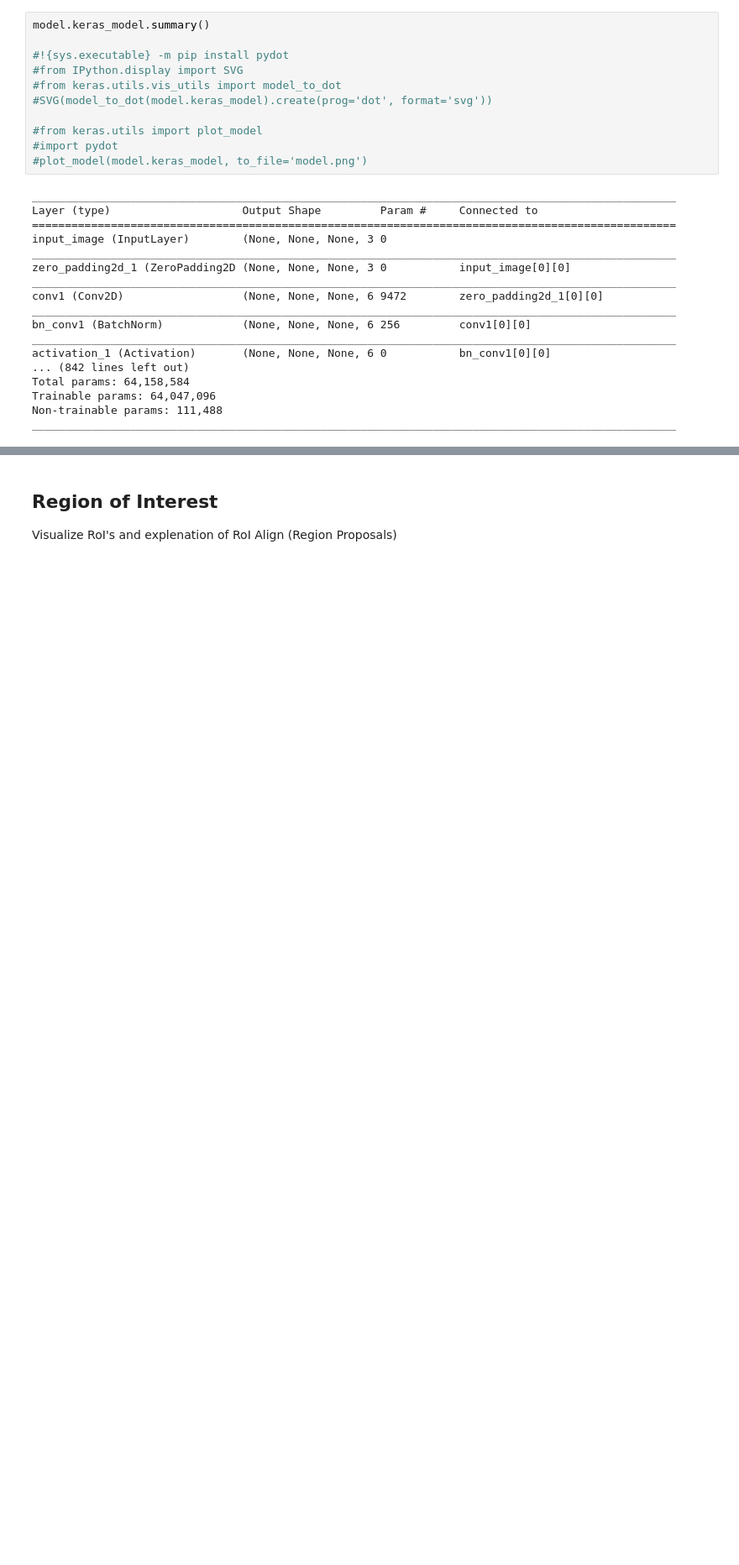
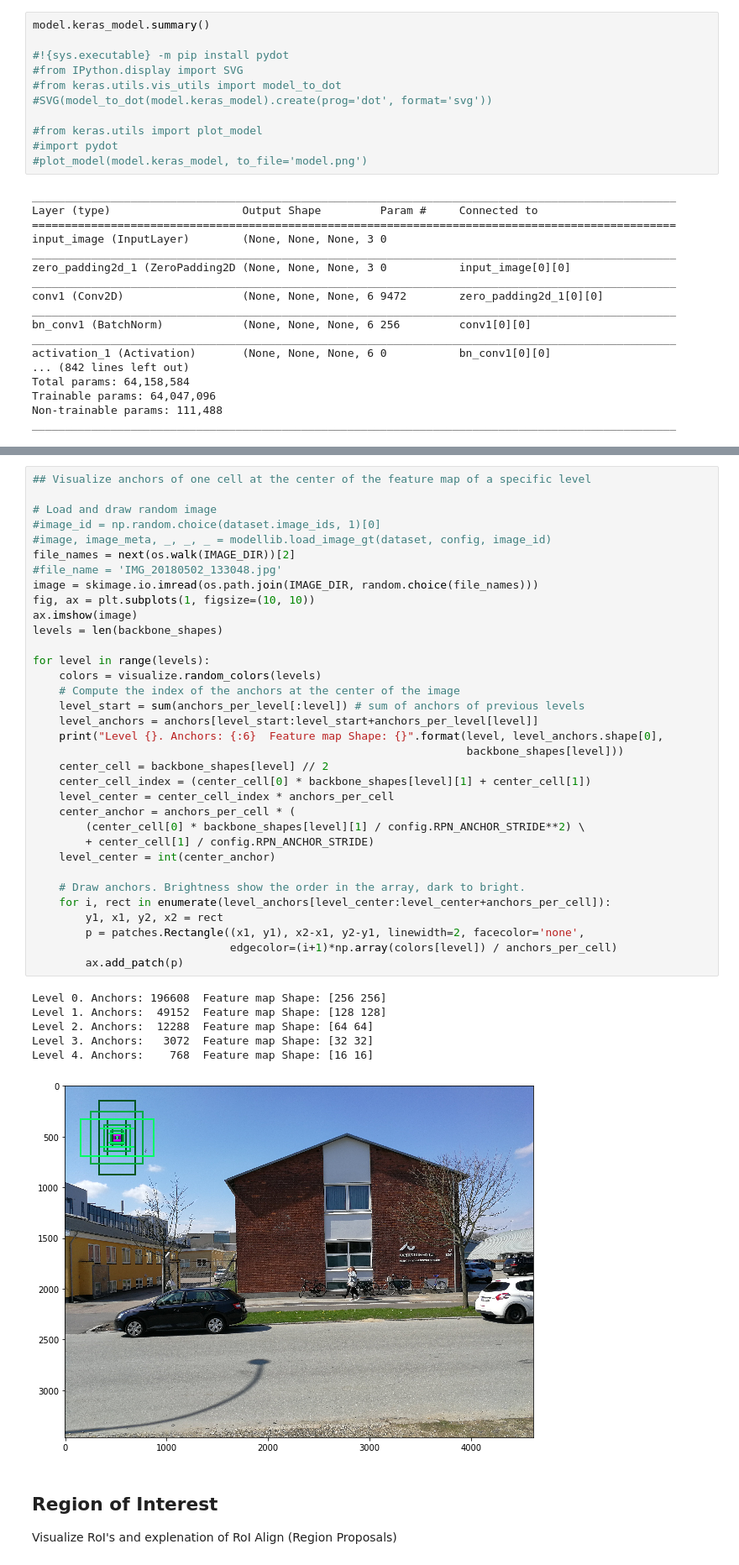
Before and after one commit to madsnk/deep-masking, a Jupyter notebook: Untitled.ipynb, the cells around one changed output, grey strips where cells are left out. Shown at 84% size. Saved outputs shown, nothing was run; the diff lists cells and outputs as text; blank space fills up the shorter version.

Commit message:
Notebook changes, Anchors starting

```diff
--- a/Untitled.ipynb
+++ b/Untitled.ipynb
@@ -136,3 +152,44 @@ ________________________________________________________________________________
+# %%
+## Visualize anchors of one cell at the center of the feature map of a specific level
+
+# Load and draw random image
+#image_id = np.random.choice(dataset.image_ids, 1)[0]
+#image, image_meta, _, _, _ = modellib.load_image_gt(dataset, config, image_id)
+file_names = next(os.walk(IMAGE_DIR))[2]
+#file_name = 'IMG_20180502_133048.jpg'
+image = skimage.io.imread(os.path.join(IMAGE_DIR, random.choice(file_names)))
+fig, ax = plt.subplots(1, figsize=(10, 10))
+ax.imshow(image)
+levels = len(backbone_shapes)
+
+for level in range(levels):
+    colors = visualize.random_colors(levels)
+    # Compute the index of the anchors at the center of the image
+    level_start = sum(anchors_per_level[:level]) # sum of anchors of previous levels
+    level_anchors = anchors[level_start:level_start+anchors_per_level[level]]
+    print("Level {}. Anchors: {:6}  Feature map Shape: {}".format(level, level_anchors.shape[0],
+                                                                  backbone_shapes[level]))
+    center_cell = backbone_shapes[level] // 2
+    center_cell_index = (center_cell[0] * backbone_shapes[level][1] + center_cell[1])
+    level_center = center_cell_index * anchors_per_cell
+    center_anchor = anchors_per_cell * (
+        (center_cell[0] * backbone_shapes[level][1] / config.RPN_ANCHOR_STRIDE**2) \
+        + center_cell[1] / config.RPN_ANCHOR_STRIDE)
+    level_center = int(center_anchor)
+
+    # Draw anchors. Brightness show the order in the array, dark to bright.
+    for i, rect in enumerate(level_anchors[level_center:level_center+anchors_per_cell]):
+        y1, x1, y2, x2 = rect
+        p = patches.Rectangle((x1, y1), x2-x1, y2-y1, linewidth=2, facecolor='none',
+                              edgecolor=(i+1)*np.array(colors[level]) / anchors_per_cell)
+        ax.add_patch(p)
+# %% [output]
+Level 0. Anchors: 196608  Feature map Shape: [256 256]
+Level 1. Anchors:  49152  Feature map Shape: [128 128]
+Level 2. Anchors:  12288  Feature map Shape: [64 64]
+Level 3. Anchors:   3072  Feature map Shape: [32 32]
+Level 4. Anchors:    768  Feature map Shape: [16 16]
+[figure, added]
 # %% [markdown]
 ## Region of Interest
 Visualize RoI's and explenation of RoI Align (Region Proposals)
```
Also changed, not shown: parts of 9 cells of this notebook, 1 other file.
